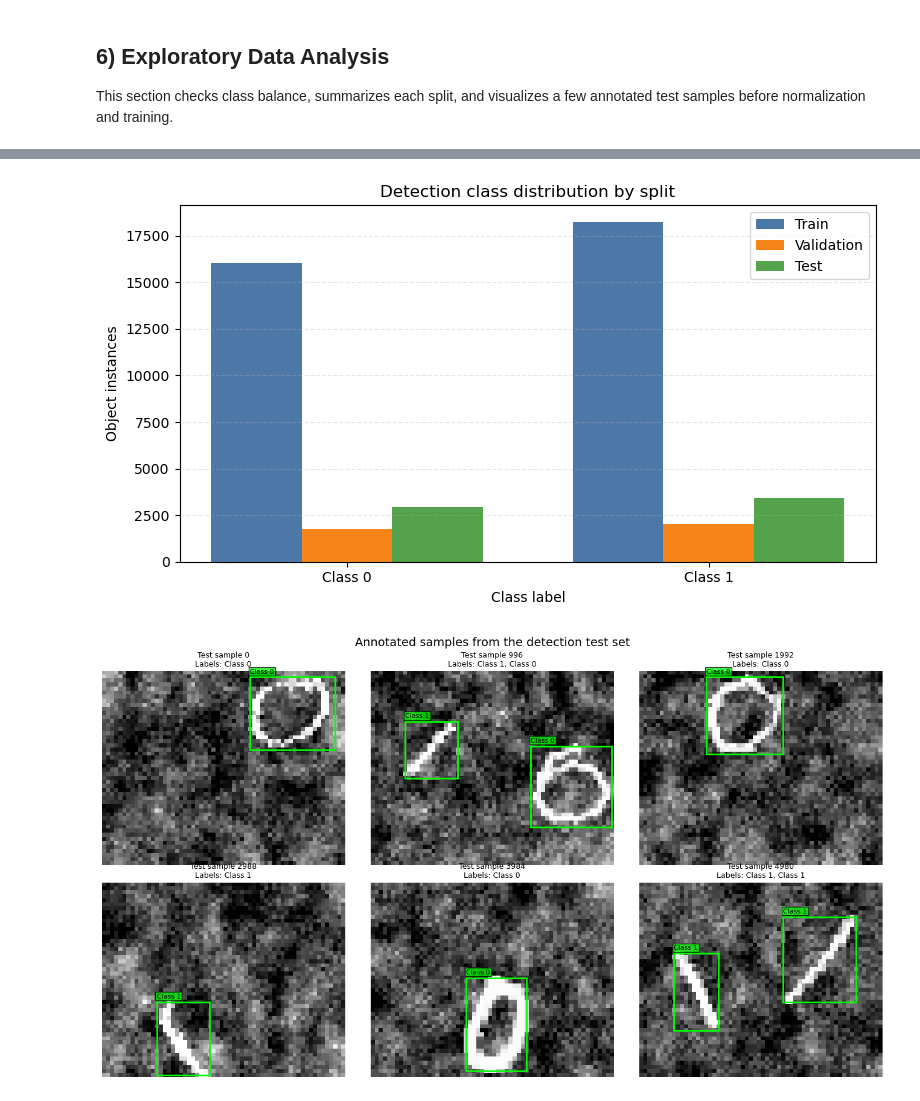
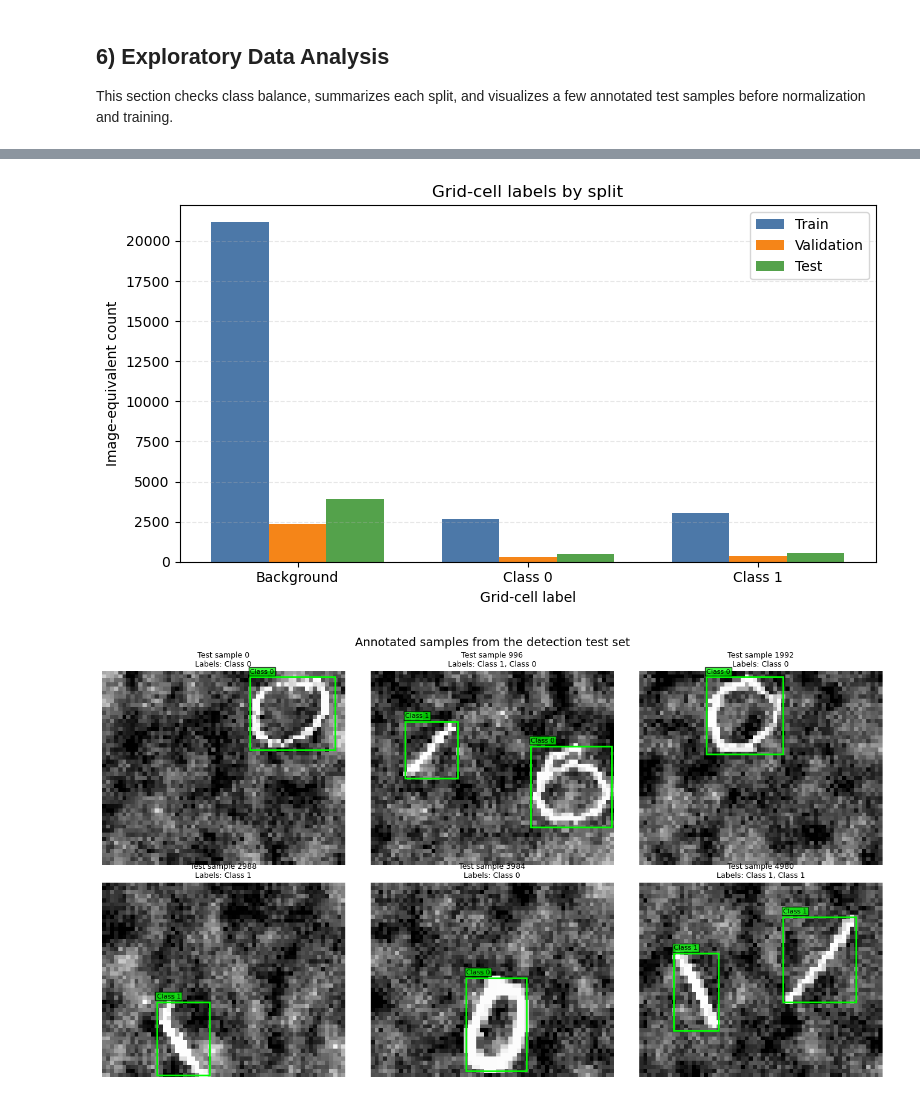
Before and after one commit to Magnus-Fjeldstad/INF265-Project2-Localisation, a Jupyter notebook: Object_detection.ipynb, the cells around one changed output, grey strips where cells are left out. Saved outputs shown, nothing was run; the diff lists cells and outputs as text; code cells hidden in the pictures.

```diff
--- a/Object_detection.ipynb
+++ b/Object_detection.ipynb
@@ -271,8 +271,10 @@ Test: 4981 images | targets shape=(4981, 2, 3, 6)
 ## 6) Exploratory Data Analysis
 This section checks class balance, summarizes each split, and visualizes a few annotated test samples before normalization and training.
 # %%
-# Collect per-split class counts and a few summary statistics.
+# Collect complementary per-split views so the EDA matches both image-level occupancy and
+# the grid-cell labels used by the sklearn confusion matrix.
 eda_class_names = [f"Class {class_idx}" for class_idx in range(NUM_CLASSES)]
+eda_grid_label_names = ["Background"] + eda_class_names
 detection_splits = {
     "Train": train_data,
     "Validation": val_data,
@@ -295,29 +297,48 @@ def _eda_extract_detection_annotations(target_grid):
     return annotations
 
 
-split_class_counts = {}
+split_instance_counts = {}
+split_grid_label_counts = {}
 split_metadata = {}
 
 for split_name, dataset in detection_splits.items():
-    class_counts = torch.zeros(NUM_CLASSES, dtype=torch.long)
+    instance_counts = torch.zeros(NUM_CLASSES, dtype=torch.long)
+    grid_label_counts = torch.zeros(NUM_CLASSES + 1, dtype=torch.long)
     objects_per_image = []
 
     for _, target in dataset:
         annotations = _eda_extract_detection_annotations(target)
-        objects_per_image.append(len(annotations))
+        object_mask = target[..., 0] > 0.5
+        object_count = int(object_mask.sum().item())
+        objects_per_image.append(object_count)
+
         for annotation in annotations:
-            class_counts[annotation["label"]] += 1
+            instance_counts[annotation["label"]] += 1
 
-    split_class_counts[split_name] = class_counts
+        grid_label_counts[0] += int((~object_mask).sum().item())
+        object_labels = target[..., 5].long()
+        for label_idx in range(NUM_CLASSES):
+            label_mask = object_mask & (object_labels == label_idx)
+            grid_label_counts[label_idx + 1] += int(label_mask.sum().item())
+
+    images_with_objects = sum(count > 0 for count in objects_per_image)
+    empty_images = len(dataset) - images_with_objects
+
+    split_instance_counts[split_name] = instance_counts
+    split_grid_label_counts[split_name] = grid_label_counts
     split_metadata[split_name] = {
         "samples": len(dataset),
-        "object_instances": int(class_counts.sum().item()),
-        "images_with_objects": sum(count > 0 for count in objects_per_image),
-        "avg_objects_per_image": sum(objects_per_image) / len(objects_per_image),
+        "empty_images": empty_images,
+        "images_with_objects": images_with_objects,
+        "object_instances": int(instance_counts.sum().item()),
+        "background_grid_cells": int(grid_label_counts[0].item()),
+        "object_grid_cells": int(grid_label_counts[1:].sum().item()),
+        "avg_objects_per_image": sum(objects_per_image) / len(objects_per_image) if objects_per_image else 0.0,
         "max_objects_in_image": max(objects_per_image) if objects_per_image else 0,
     }
 
-overall_class_counts = torch.stack(list(split_class_counts.values())).sum(dim=0)
+overall_instance_counts = torch.stack(list(split_instance_counts.values())).sum(dim=0)
+overall_grid_label_counts = torch.stack(list(split_grid_label_counts.values())).sum(dim=0)
 sample_image, sample_target = train_data[0]
 
 print("Dataset summary")
@@ -328,47 +349,71 @@ print(
 )
 for split_name, metadata in split_metadata.items():
     print(
-        f"{split_name}: {metadata['samples']} samples | "
+        f"{split_name}: {metadata['samples']} images | "
+        f"{metadata['empty_images']} empty | "
+        f"{metadata['images_with_objects']} with objects | "
         f"{metadata['object_instances']} object instances | "
-        f"{metadata['images_with_objects']} images with objects | "
+        f"{metadata['background_grid_cells']} background grid cells | "
         f"avg objects/image: {metadata['avg_objects_per_image']:.2f} | "
         f"max objects/image: {metadata['max_objects_in_image']}"
     )
 print(
-    "Overall class counts: "
+    "Overall object instances by class: "
     + ", ".join(
         f"{class_name}={int(count)}"
-        for class_name, count in zip(eda_class_names, overall_class_counts.tolist())
+        for class_name, count in zip(eda_class_names, overall_instance_counts.tolist())
     )
 )
+print(
+    "Overall grid-cell labels: "
+    + ", ".join(
+        f"{label_name}={int(count)}"
+        for label_name, count in zip(eda_grid_label_names, overall_grid_label_counts.tolist())
+    )
+)
+print(
+    "Note: the sklearn confusion matrix is computed per grid cell, so background can dominate "
+    "even when many images contain at least one object."
+)
 
-# Visualize how the class distribution changes across splits.
-class_positions = torch.arange(NUM_CLASSES, dtype=torch.float32)
+# Rescale the grid-cell counts so each split sums to the number of images in that split.
+cells_per_image = H_OUT * W_OUT
+split_image_equivalent_grid_label_counts = {
+    split_name: counts.float() / cells_per_image
+    for split_name, counts in split_grid_label_counts.items()
+}
+print(
+    f"Plotting note: the bar heights below are grid-cell counts divided by {cells_per_image} cells/image, "
+    "so each split sums to the number of images in that split."
+)
+
 bar_width = 0.25
 split_colors = {
     "Train": "#4C78A8",
     "Validation": "#F58518",
     "Test": "#54A24B",
 }
+grid_positions = torch.arange(len(eda_grid_label_names), dtype=torch.float32)
 
 fig, ax = plt.subplots(figsize=(8, 4.5))
-for offset, (split_name, counts) in enumerate(split_class_counts.items()):
-    shift = (offset - (len(split_class_counts) - 1) / 2) * bar_width
+for offset, (split_name, counts) in enumerate(split_image_equivalent_grid_label_counts.items()):
+    shift = (offset - (len(split_image_equivalent_grid_label_counts) - 1) / 2) * bar_width
     ax.bar(
-        (class_positions + shift).tolist(),
+        (grid_positions + shift).tolist(),
         counts.tolist(),
         width=bar_width,
         label=split_name,
         color=split_colors[split_name],
     )
 
-ax.set_title("Detection class distribution by split")
-ax.set_xlabel("Class label")
-ax.set_ylabel("Object instances")
-ax.set_xticks(class_positions.tolist())
-ax.set_xticklabels(eda_class_names)
+ax.set_title("Grid-cell labels by split")
+ax.set_xlabel("Grid-cell label")
+ax.set_ylabel("Image-equivalent count")
+ax.set_xticks(grid_positions.tolist())
+ax.set_xticklabels(eda_grid_label_names)
 ax.legend()
 ax.grid(axis="y", linestyle="--", alpha=0.3)
+
 plt.tight_layout()
 plt.show()
 # %% [output]
@@ -382,4 +430,4 @@ Overall class counts: Class 0=20709, Class 1=23631
-[figure, old version]
+[figure, new version]
 # %%
 # Plot a small, evenly spaced subset of the test set with ground-truth boxes and labels.
 num_samples = min(6, len(test_data))
```
Also changed, not shown: parts of 2 cells of this notebook, 1 other file.
